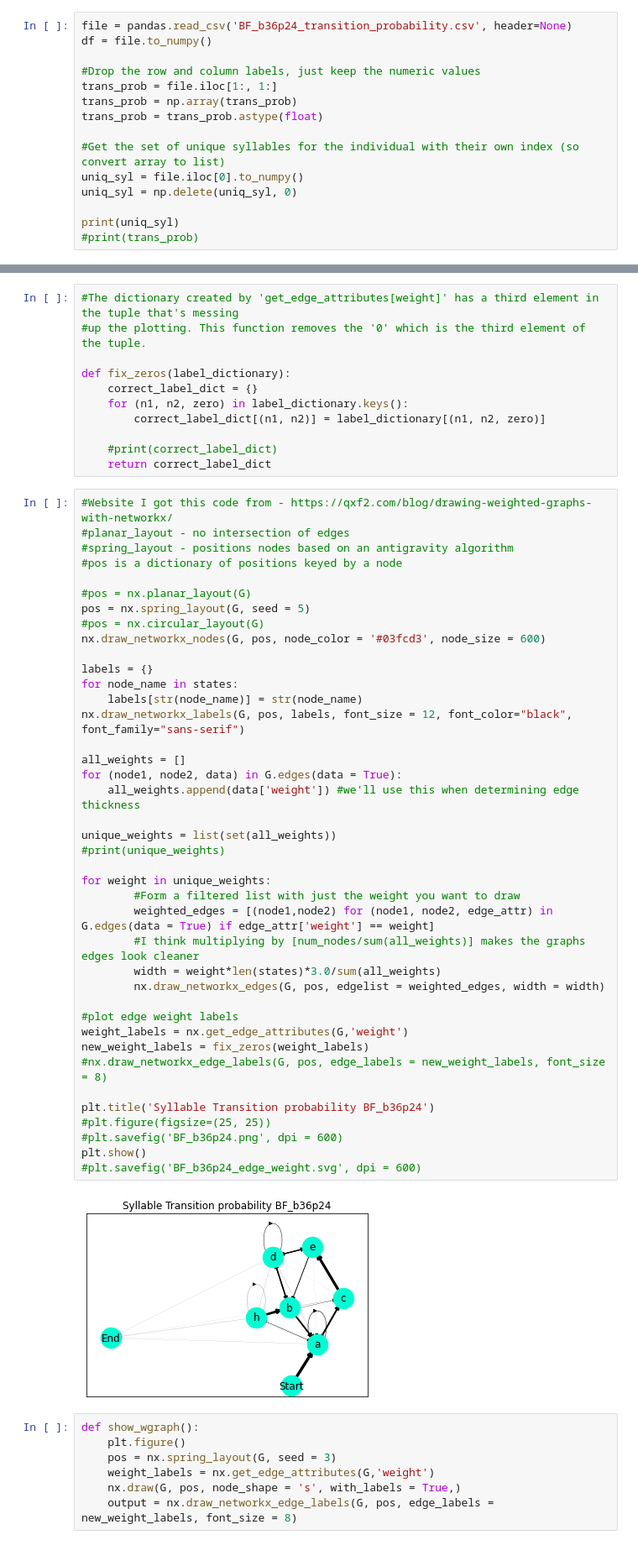
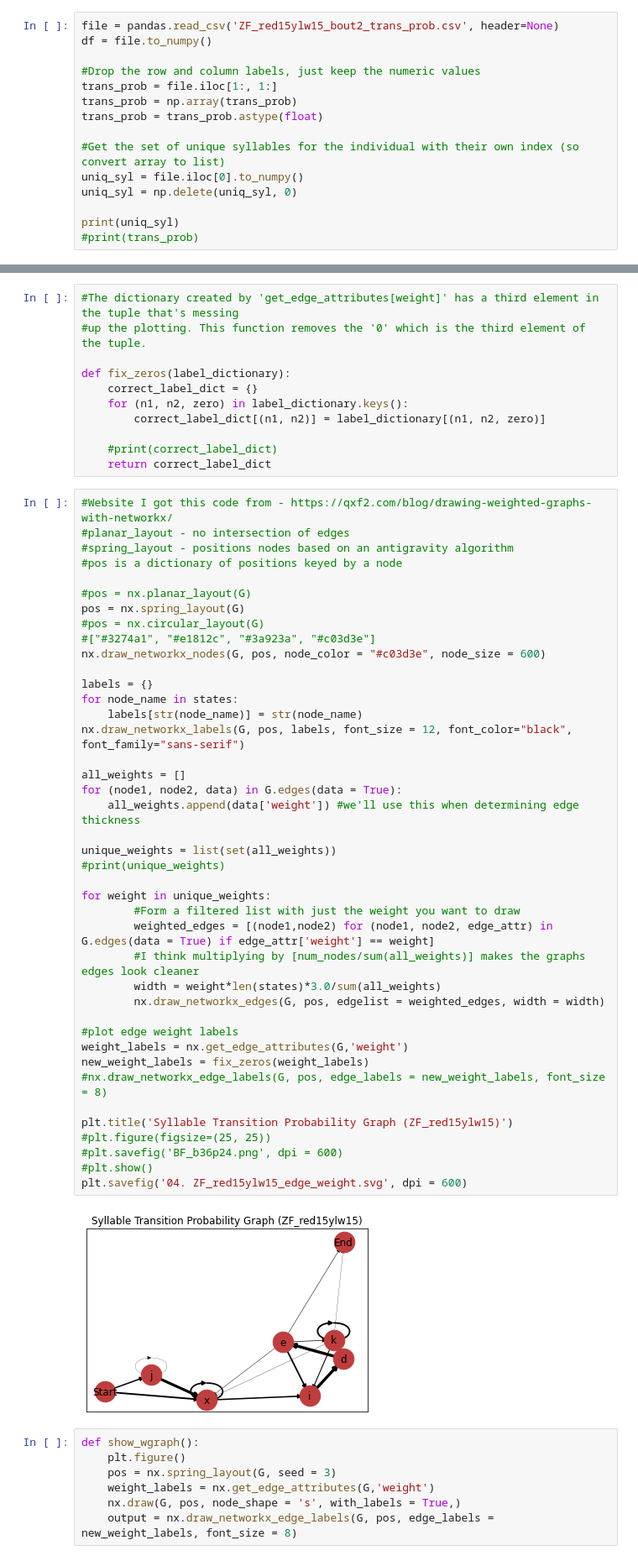
Before and after one commit to vasudha-kulkarni/IN-comparative-analysis, a Jupyter notebook: Transition_probability_graph.ipynb, the cells around one changed output, grey strips where cells are left out. Shown at 84% size. Cells and saved outputs as stored; diff of their text form.

```diff
--- a/Transition_probability_graph.ipynb
+++ b/Transition_probability_graph.ipynb
@@ -18,5 +20,5 @@ os.chdir('D:\\4th Year\\Semester 7\\BI4313 Sem Project\\IN-comparative-analysis\
 # %%
-file = pandas.read_csv('BF_b36p24_transition_probability.csv', header=None)
+file = pandas.read_csv('ZF_red15ylw15_bout2_trans_prob.csv', header=None)
 df = file.to_numpy()
 
 #Drop the row and column labels, just keep the numeric values
@@ -67,41 +69,42 @@ def fix_zeros(label_dictionary):
 #pos is a dictionary of positions keyed by a node
 
 #pos = nx.planar_layout(G)
-pos = nx.spring_layout(G, seed = 5)
+pos = nx.spring_layout(G)
 #pos = nx.circular_layout(G)
-nx.draw_networkx_nodes(G, pos, node_color = '#03fcd3', node_size = 600)
+#["#3274a1", "#e1812c", "#3a923a", "#c03d3e"]
+nx.draw_networkx_nodes(G, pos, node_color = "#c03d3e", node_size = 600)
 
 labels = {}
 for node_name in states:
     labels[str(node_name)] = str(node_name)
 nx.draw_networkx_labels(G, pos, labels, font_size = 12, font_color="black", font_family="sans-serif")
 
 all_weights = []
 for (node1, node2, data) in G.edges(data = True):
     all_weights.append(data['weight']) #we'll use this when determining edge thickness
 
 unique_weights = list(set(all_weights))
 #print(unique_weights)
 
 for weight in unique_weights:
         #Form a filtered list with just the weight you want to draw
         weighted_edges = [(node1,node2) for (node1, node2, edge_attr) in G.edges(data = True) if edge_attr['weight'] == weight]
         #I think multiplying by [num_nodes/sum(all_weights)] makes the graphs edges look cleaner
         width = weight*len(states)*3.0/sum(all_weights)
         nx.draw_networkx_edges(G, pos, edgelist = weighted_edges, width = width)
 
 #plot edge weight labels
 weight_labels = nx.get_edge_attributes(G,'weight')
 new_weight_labels = fix_zeros(weight_labels)
 #nx.draw_networkx_edge_labels(G, pos, edge_labels = new_weight_labels, font_size = 8)
 
-plt.title('Syllable Transition probability BF_b36p24')
+plt.title('Syllable Transition Probability Graph (ZF_red15ylw15)')
 #plt.figure(figsize=(25, 25))
 #plt.savefig('BF_b36p24.png', dpi = 600)
-plt.show()
-#plt.savefig('BF_b36p24_edge_weight.svg', dpi = 600)
+#plt.show()
+plt.savefig('04. ZF_red15ylw15_edge_weight.svg', dpi = 600)
 # %% [output]
-[figure, old version]
+[figure, new version]
 # %%
 def show_wgraph():
     plt.figure()
```
Also changed, not shown: parts of 2 cells of this notebook, 7 other files.
